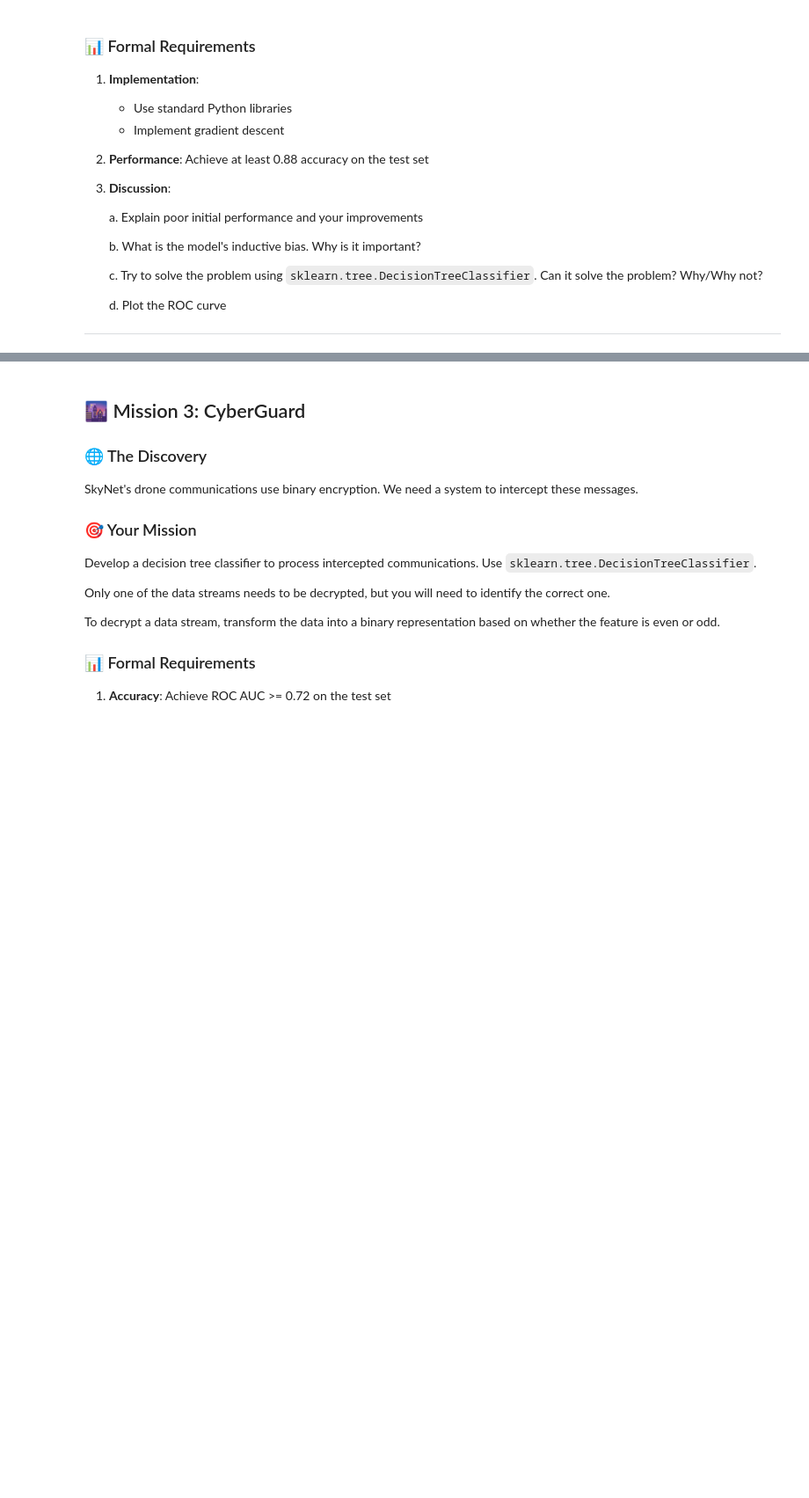
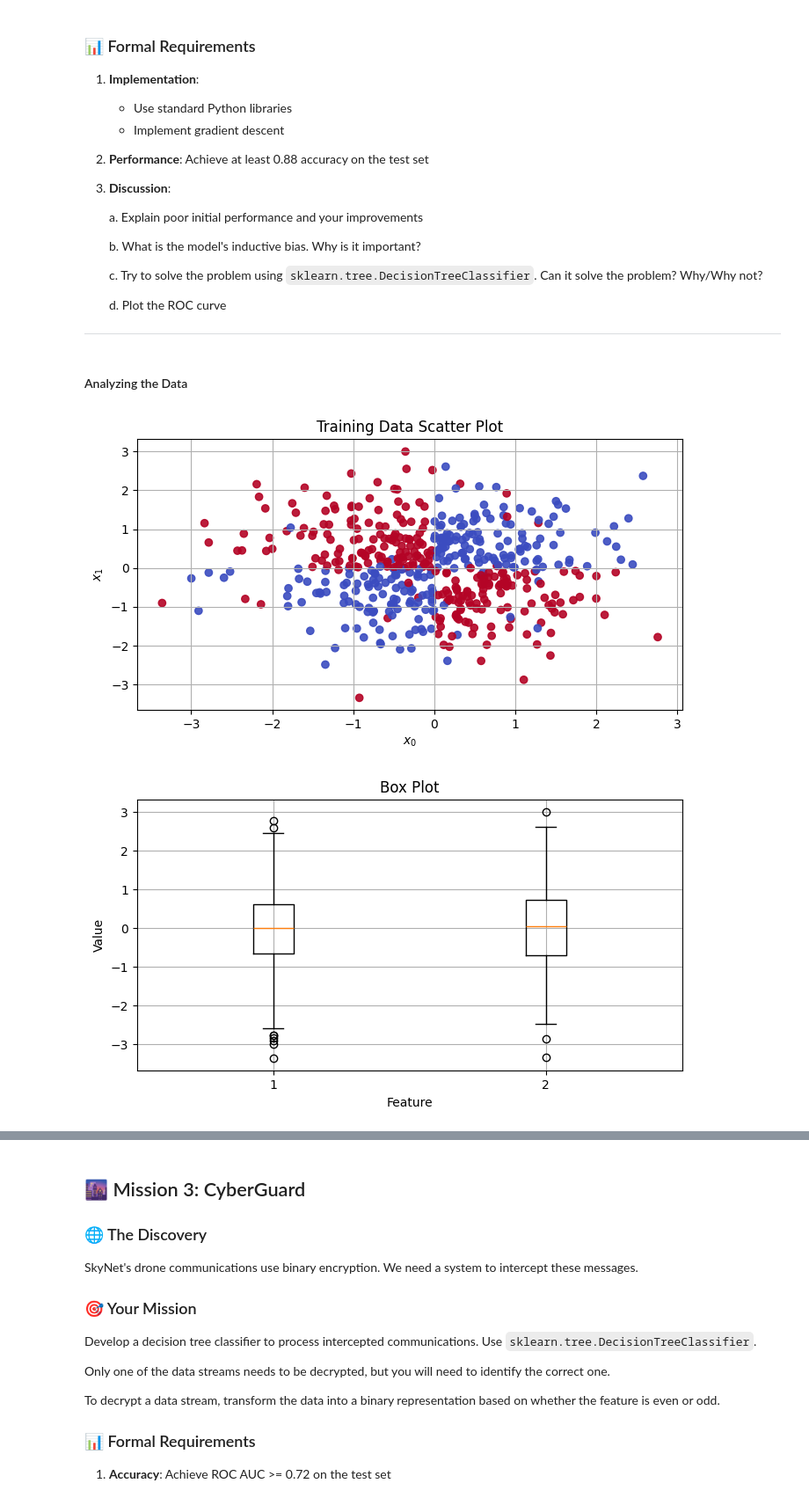
Before and after one commit to vehoug/TDT4172, a Jupyter notebook: Assignment1/Chapter_1.ipynb, the cells around one changed output, grey strips where cells are left out. Shown: that part at 88% size. Cells and saved outputs as stored; diff of their text form; code cells hidden in the pictures; blank space fills up the shorter version.

```diff
--- a/Assignment1/Chapter_1.ipynb
+++ b/Assignment1/Chapter_1.ipynb
@@ -146,0 +165,23 @@ test = data[data['split'] == 'test']
+# %% [markdown]
+#### Analyzing the Data
+# %%
+# Scatter plot of training data points
+plt.figure(figsize=(8, 4))
+plt.title('Training Data Scatter Plot')
+plt.scatter(train['x0'], train['x1'], c=train['y'], cmap=plt.cm.coolwarm, alpha=0.9)
+plt.xlabel(r'$x_0$')
+plt.ylabel(r'$x_1$')
+plt.grid(True)
+plt.show()
+
+# Box plot of feature values
+plt.figure(figsize=(8, 4))
+plt.title('Box Plot')
+plt.boxplot(train.drop(columns=['y', 'split']).values)
+plt.xlabel('Feature')
+plt.ylabel('Value')
+plt.grid(True)
+plt.show()
+# %% [output]
+[figure, added]
+[figure, added]
```
Also changed, not shown: parts of 15 cells of this notebook.
